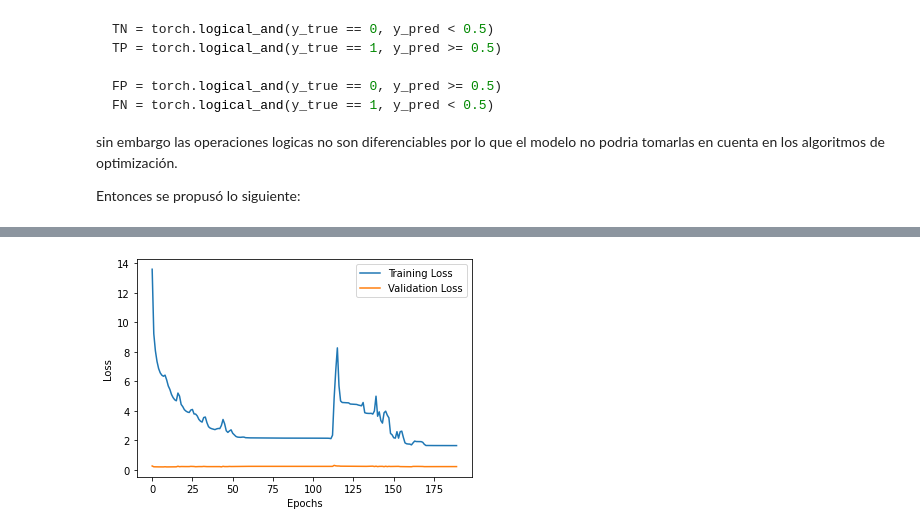
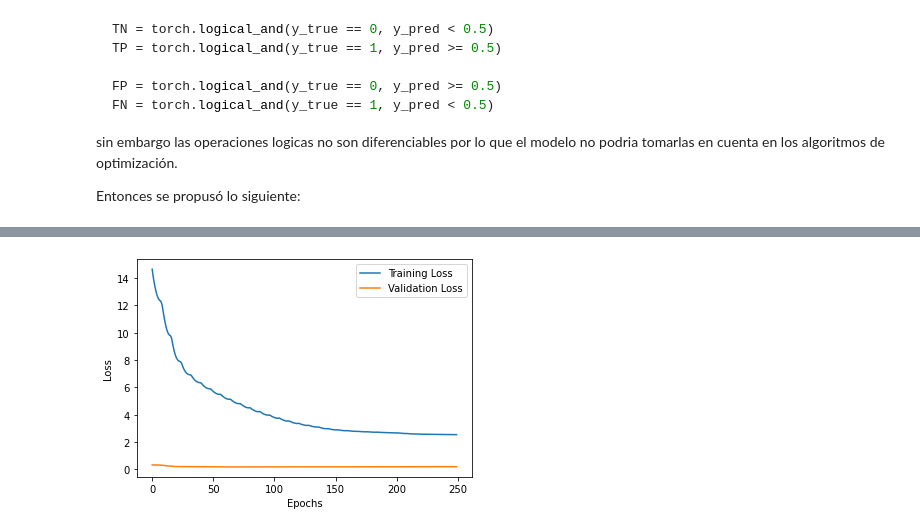
Before and after one commit to fbientrigo/machine-learning, a Jupyter notebook: Curso IA/Proyecto Final/diabetes_main.ipynb, the cells around one changed output, grey strips where cells are left out. Saved outputs shown, nothing was run; the diff lists cells and outputs as text; code cells hidden in the pictures.

```diff
--- a/Curso IA/Proyecto Final/diabetes_main.ipynb
+++ b/Curso IA/Proyecto Final/diabetes_main.ipynb
@@ -692,12 +661,12 @@ class CompleteNetwork(nn.Module):
 
     def fit(self, X_train, y_train, X_valid, y_valid,
         loss_fn, optimizer, scheduler, n_epochs, batch_size,
-        loss_fn2=None, loss2_weight=0.5):
+        loss_fn2=None, loss_fn2_weight=0.5, debug=True):
         loss_array_training = []
         loss_array_validation = []
 
         self.loss_fn2 = loss_fn2
-        self.loss2_weight = loss2_weight
+        self.loss2_weight = loss_fn2_weight
 
         min_loss = 1e20
         epsilon = 1e-5
@@ -727,8 +696,9 @@ class CompleteNetwork(nn.Module):
                 loss_validation = loss_fn(y_pred, y_valid.reshape(-1, 1))
                 loss_array_validation.append(loss_validation.detach())
 
-            if epoch % 5 == 0:
-                print(f'epoch {epoch}, loss epoch {loss}')
+            if debug:
+                if epoch % 5 == 0:
+                    print(f'epoch {epoch}, loss epoch {loss}')
 
             if float(loss_validation.detach()) > float(running_loss):
                 print('break por overfitting')
@@ -743,9 +713,12 @@ class CompleteNetwork(nn.Module):
 
         return loss_array_training, loss_array_validation
 
+def count_parameters(model):
+    return sum(p.numel() for p in model.parameters() if p.requires_grad)
+
 
 # Uso del código
-n_features = 7
+n_features = 8
 max_depth = 2
 width_multiplier = 2
 
@@ -908,6 +914,0 @@ class CustomLossDif(nn.Module):
-# %%
-recall_weight = 0.99  # Peso para recall
-spec_weight = 0.01 # Peso para specificity
-
-#binary_loss = CustomLoss(recall_weight, spec_weight)
-binary_loss = CustomLossDif()
@@ -914,6 +917,6 @@ binary_loss = CustomLossDif()
 # %%
 # Instanciar el modelo con los mismos hiperparametros
-n_features = 7
+n_features = 8
 max_depth = 2
 width_multiplier = 2
 
@@ -921,7 +924,7 @@ model = CompleteNetwork(n_features, max_depth, width_multiplier)
 
 # De esa manera el training ahora es:
 # ---- Training  -----
-lr = 5e-3
+lr = 5e-4
 
 loss_fn = nn.MSELoss()
 
@@ -929,16 +932,14 @@ optimizer = Adam(model.parameters(), lr=lr)
 scheduler = lr_scheduler.CosineAnnealingWarmRestarts(optimizer,
                                         T_0 = 8,
                                         T_mult = 1,
-                                        eta_min = 1e-5)
+                                        eta_min = 1e-8)
 
-n_epochs = 190
+n_epochs = 250
 batch_size = 11
-
-false_neg_loss = False_Negative_Loss()
 
 # ---- Fitting -----
 loss_array_training, loss_array_validation = model.fit(X_train, y_train, X_valid, y_valid,
-    loss_fn, optimizer, scheduler, n_epochs, batch_size, loss_fn2=binary_loss)
+    loss_fn, optimizer, scheduler, n_epochs, batch_size, loss_fn2=binary_loss, loss_fn2_weight=0.2)
 
 # Visualizar los errores
 plt.plot(loss_array_training, label='Training Loss')
@@ -968 +969 @@ epoch 185, loss epoch 1.2191020459795254e-06
-[figure, old version]
+[figure, new version]
```
Also changed, not shown: parts of 48 cells of this notebook.
